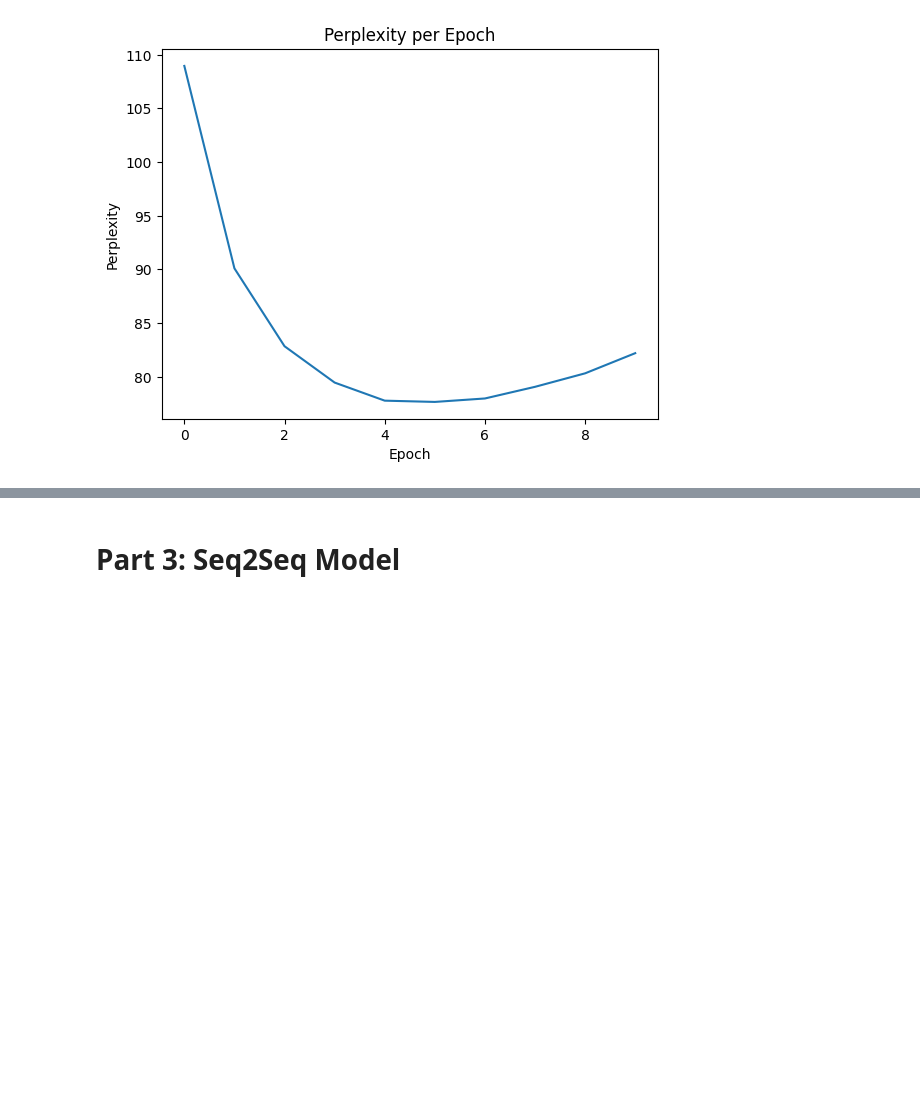
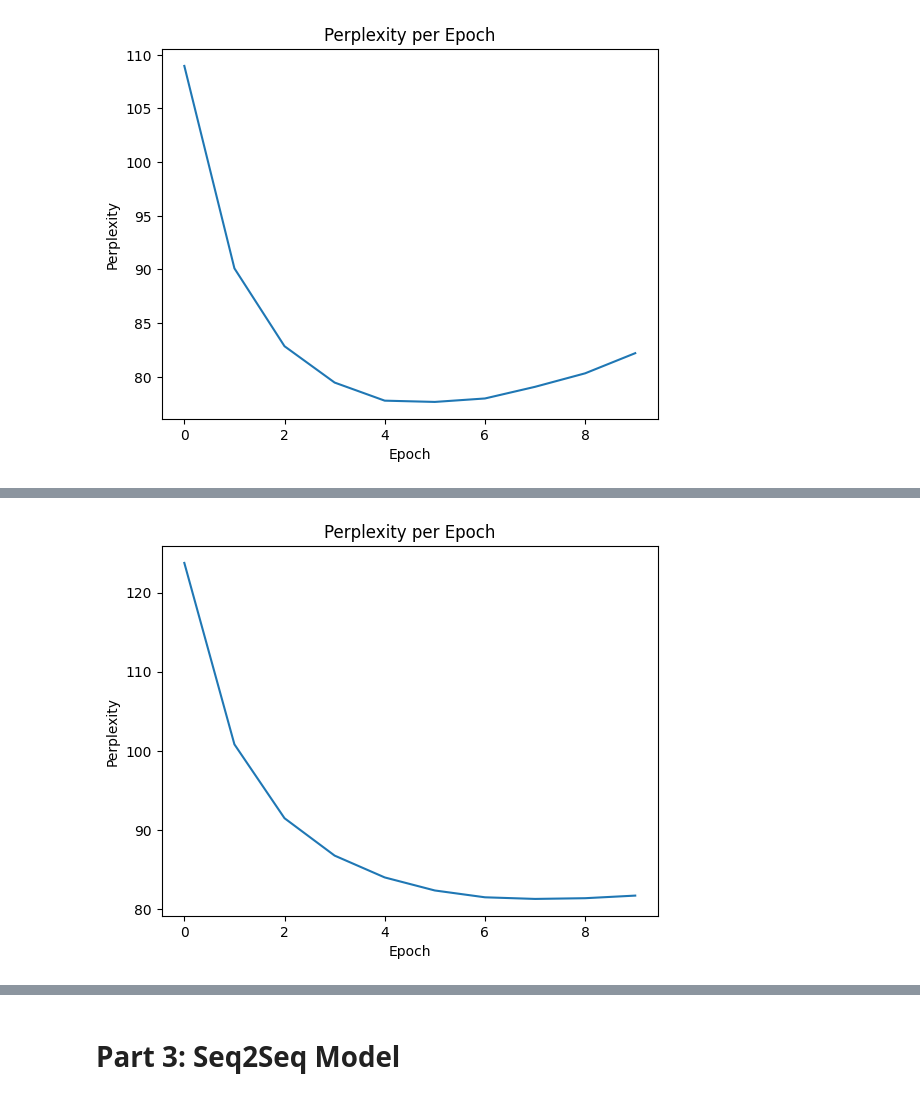
Before and after one commit to samuel-tian/6.8611, a Jupyter notebook: 6861_HW2_swtian.ipynb, the cells around one changed output, grey strips where cells are left out. Saved outputs shown, nothing was run; the diff lists cells and outputs as text; code cells hidden in the pictures; blank space fills up the shorter version.

```diff
--- a/6861_HW2_swtian.ipynb
+++ b/6861_HW2_swtian.ipynb
@@ -605,3 +605,23 @@ Epoch Step: 700 Loss: 69.431870
 Epoch Step: 800 Loss: 72.589005
 Validation perplexity: 82.202267
 [figure]
+# %%
+# Each word will be represented as a `embed_size`-dim vector.
+embed_size = 256
+hidden_size = 128
+
+# model itself
+rnn_lm = RNN(input_size=embed_size,
+             hidden_size=hidden_size,
+             src_embed=nn.Embedding(len(trg_vocab_set), embed_size),
+             generator=Generator(hidden_size, len(trg_vocab_set))).to(device)
+
+# list of epoch perplexities from training
+lm_dev_ppls = train(rnn_lm, num_epochs=10,
+                    learning_rate=1e-3,
+                    train_data_loader=lm_train_data_loader,
+                    val_data_loader=lm_val_data_loader,
+                    task="lm", print_every=100)
+
+plot_perplexity(lm_dev_ppls)
+# %% [output]
@@ -607,0 +645 @@ Validation perplexity: 82.202267
+[figure, added]
```
Also changed, not shown: parts of 5 cells of this notebook.
